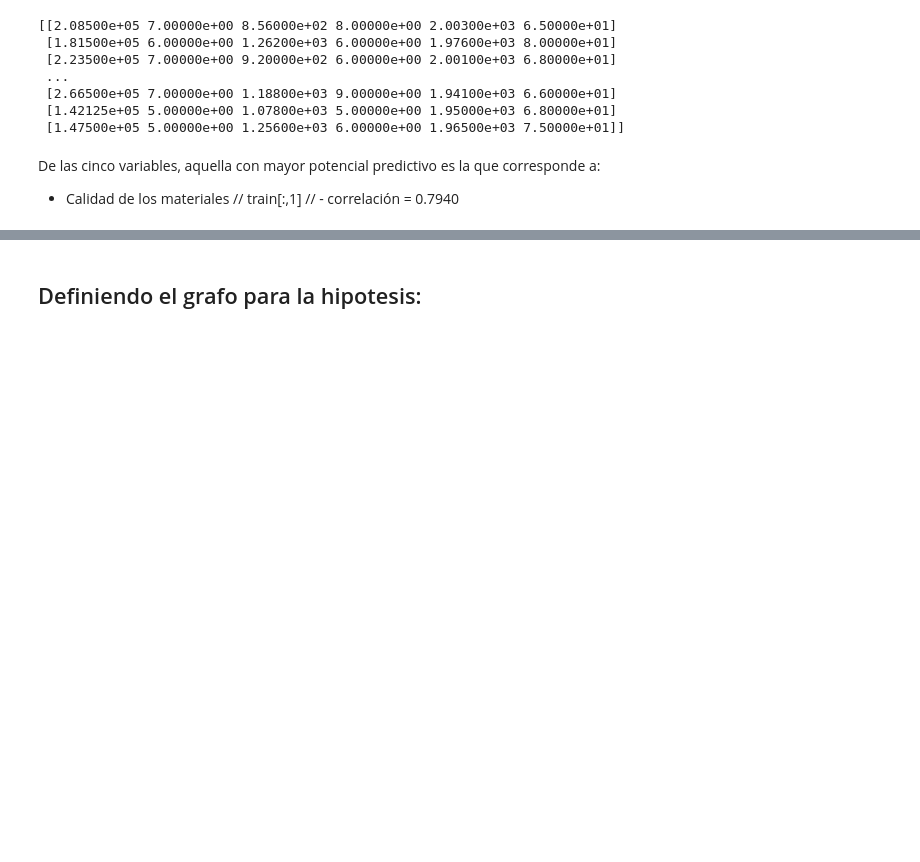
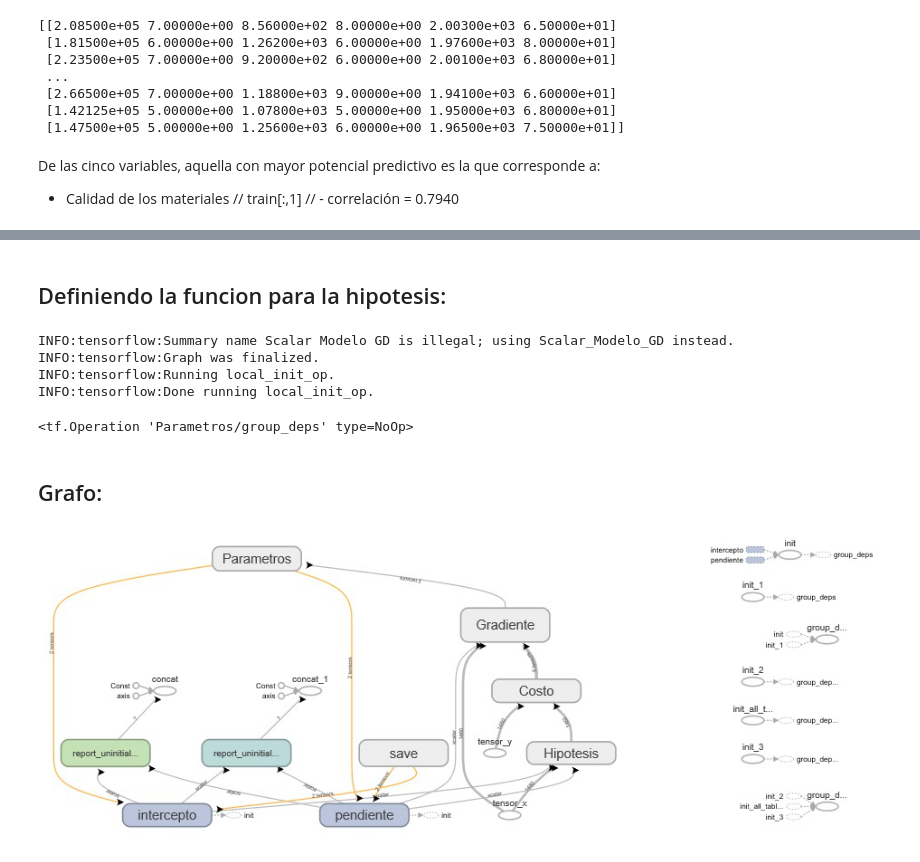
Before and after one commit to EldaCalderon/pythongalileo2020, a Jupyter notebook: Tarea 1 GD.ipynb, the cells around one changed output, grey strips where cells are left out. Drawn from its saved outputs; the diff is of its cells as text; code cells hidden in the pictures; blank space fills up the shorter version.

```diff
--- a/Tarea 1 GD.ipynb
+++ b/Tarea 1 GD.ipynb
@@ -76,4 +89,4 @@ Actualización de los parámetros:
 
 <img src = "https://hackernoon.com/hn-images/0*8yzvd7QZLn5T1XWg.jpg">
 # %% [markdown]
-## Definiendo el grafo para la hipotesis:
+## Definiendo la funcion para la hipotesis:
@@ -79,0 +149,10 @@ Actualización de los parámetros:
+# %%
+modelo_GD(a[:, 1], a[:, 0], 0.01, 10000)
+# %% [output]
+INFO:tensorflow:Summary name Scalar Modelo GD is illegal; using Scalar_Modelo_GD instead.
+INFO:tensorflow:Graph was finalized.
+INFO:tensorflow:Running local_init_op.
+INFO:tensorflow:Done running local_init_op.
+<tf.Operation 'Parametros/group_deps' type=NoOp>
+# %% [markdown]
+## Grafo:
@@ -79,0 +161,4 @@ Actualización de los parámetros:
+# %%
+Image.open('Grafo Tarea 1 GD.jpg','r')
+# %% [output]
+[figure, added]
```
Also changed, not shown: parts of 21 cells of this notebook.
